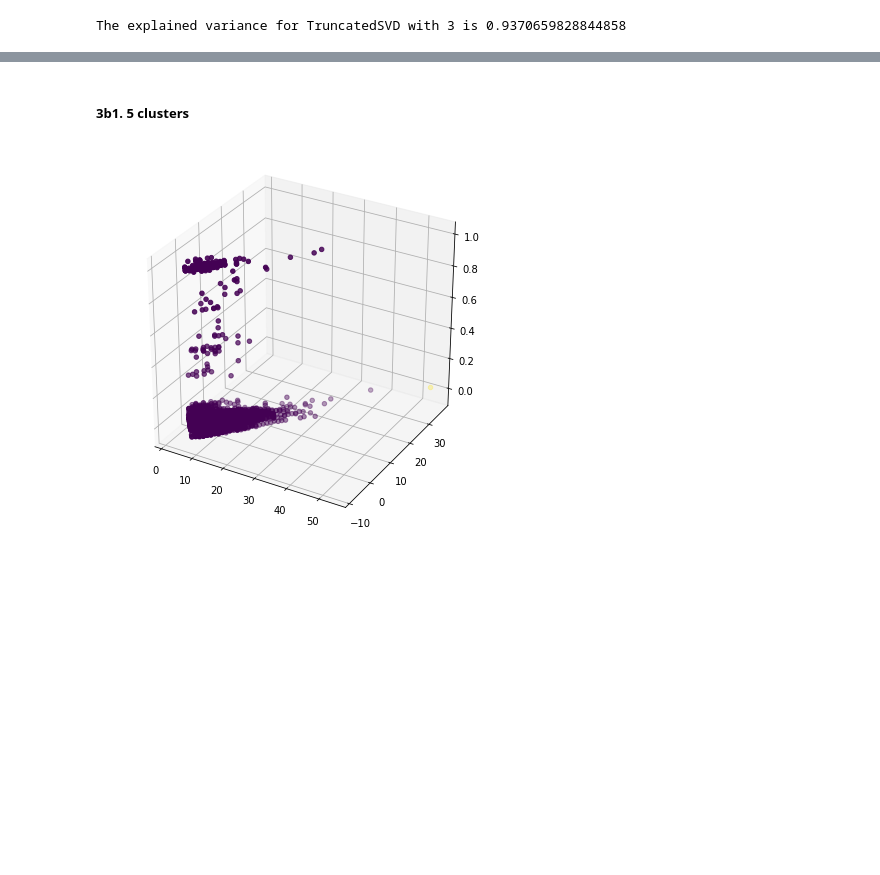
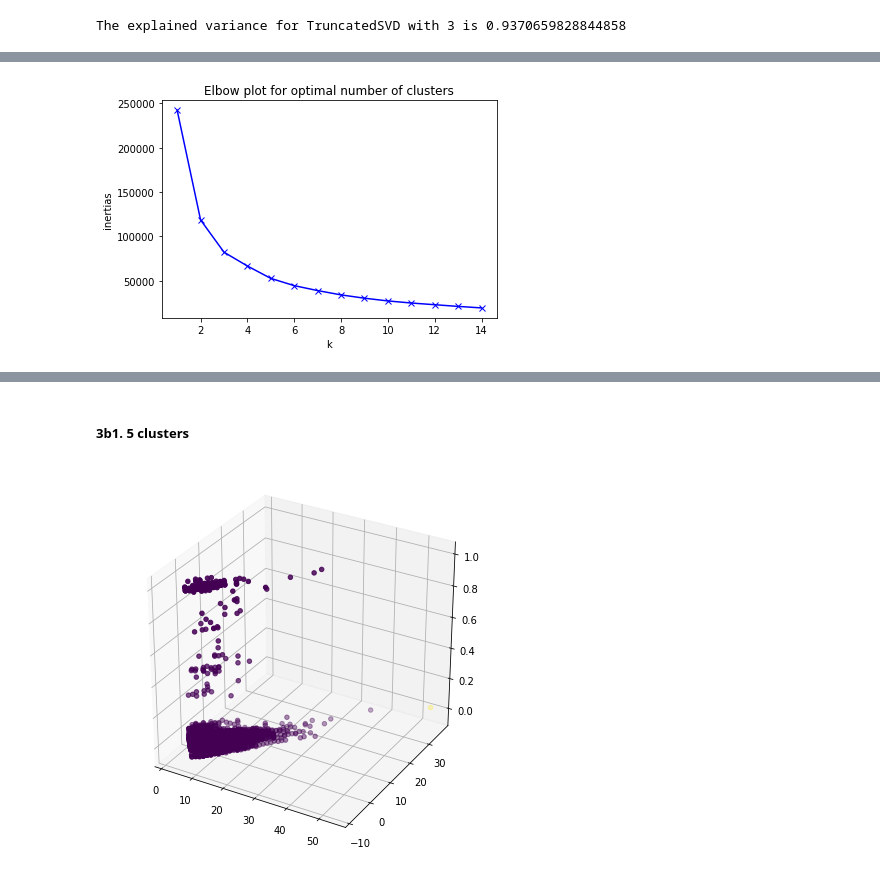
Before and after one commit to elenakhas/ProjectGutenberg-1, a Jupyter notebook: 3_ClassificationClustering/ProjectGutenberg_ModelingEvalutation.ipynb, the cells around one changed output, grey strips where cells are left out. Saved outputs shown, nothing was run; the diff lists cells and outputs as text; code cells hidden in the pictures; blank space fills up the shorter version.

```diff
--- a/3_ClassificationClustering/ProjectGutenberg_ModelingEvalutation.ipynb
+++ b/3_ClassificationClustering/ProjectGutenberg_ModelingEvalutation.ipynb
@@ -657,0 +664,15 @@ X_test_TSVD=X_train_TSVD_model.transform(X_test)
+# %%
+models_inertias = []
+K = range(1,15)
+for k in K:
+    kmeans_clust = KMeans(n_clusters=k, init='k-means++', n_init=10, n_jobs=-1)
+    kmeans_clust = kmeans_clust.fit(X_train_TSVD)
+    models_inertias.append((kmeans_clust, kmeans_clust.inertia_))
+# %%
+plt.plot(K, [i[1] for i in models_inertias], 'bx-')
+plt.xlabel('k')
+plt.ylabel('inertias')
+plt.title('Elbow plot for optimal number of clusters')
+plt.show()
+# %% [output]
+[figure, added]
```
Also changed, not shown: parts of 13 cells of this notebook.
